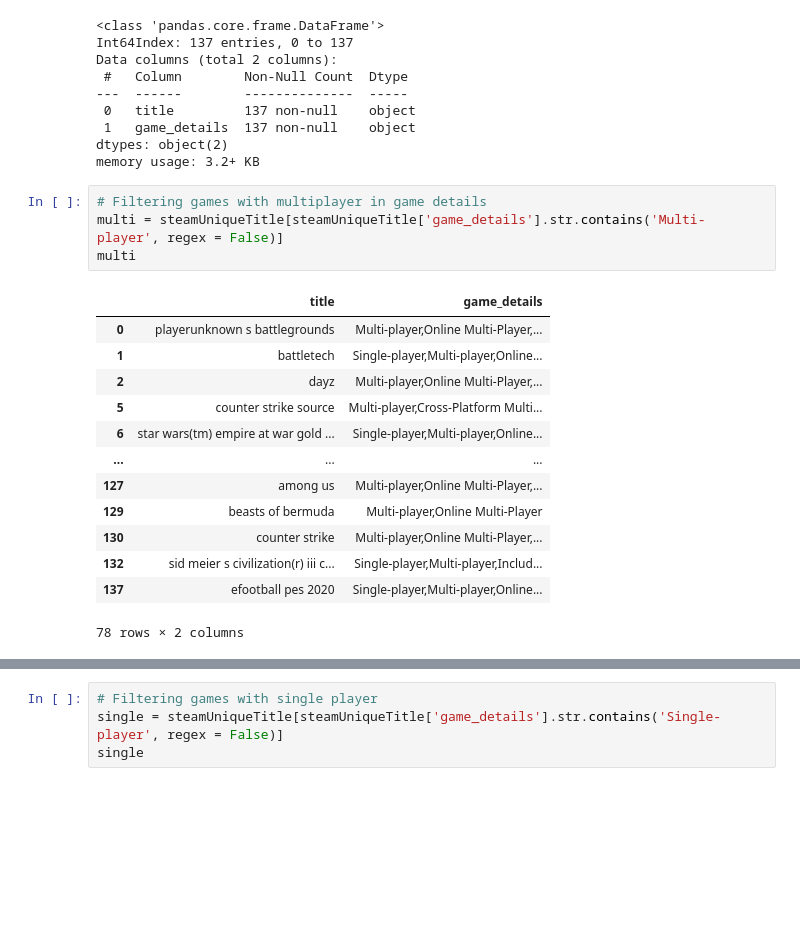
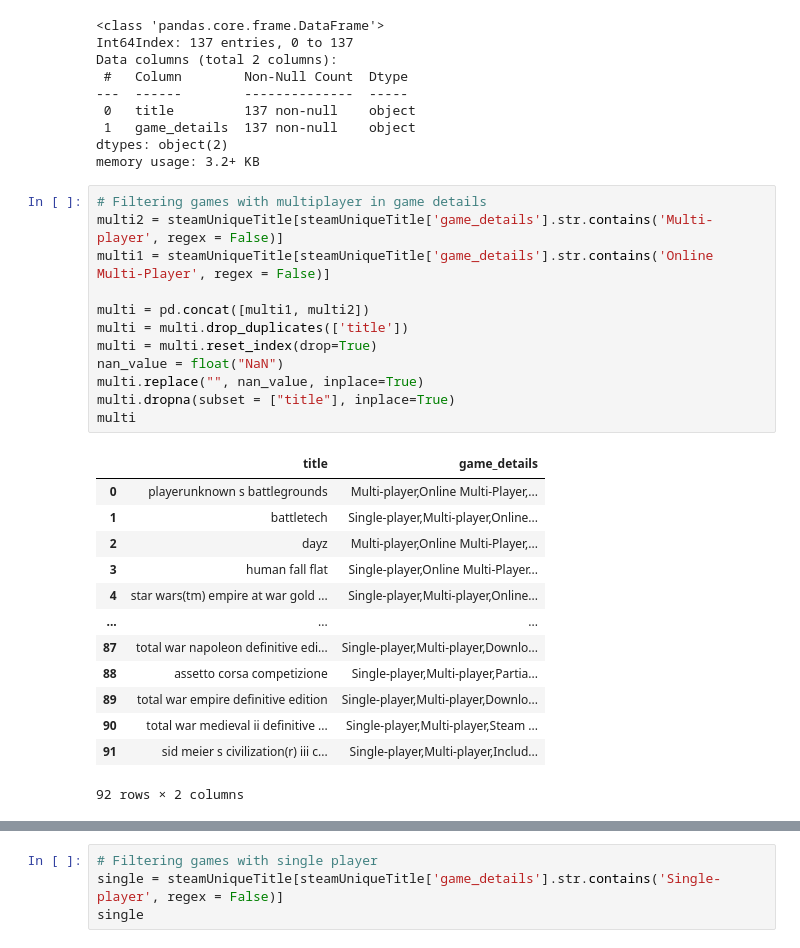
Before and after one commit to pyaepyaelily/videoGame, a Jupyter notebook: Multi_Single_Justin.ipynb, the cells around one changed output, grey strips where cells are left out. Cells and saved outputs as stored; diff of their text form; blank space fills up the shorter version.

```diff
--- a/Multi_Single_Justin.ipynb
+++ b/Multi_Single_Justin.ipynb
@@ -131,22 +131,30 @@ dtypes: object(2)
 memory usage: 3.2+ KB
 # %%
 # Filtering games with multiplayer in game details
-multi = steamUniqueTitle[steamUniqueTitle['game_details'].str.contains('Multi-player', regex = False)]
+multi2 = steamUniqueTitle[steamUniqueTitle['game_details'].str.contains('Multi-player', regex = False)]
+multi1 = steamUniqueTitle[steamUniqueTitle['game_details'].str.contains('Online Multi-Player', regex = False)]
+
+multi = pd.concat([multi1, multi2])
+multi = multi.drop_duplicates(['title'])
+multi = multi.reset_index(drop=True)
+nan_value = float("NaN")
+multi.replace("", nan_value, inplace=True)
+multi.dropna(subset = ["title"], inplace=True)
 multi
 # %% [output]
 |  | title | game_details |
 | 0 | playerunknown s battlegrounds | Multi-player,Online Multi-Player,... |
 | 1 | battletech | Single-player,Multi-player,Online... |
 | 2 | dayz | Multi-player,Online Multi-Player,... |
-| 5 | counter strike source | Multi-player,Cross-Platform Multi... |
-| 6 | star wars(tm) empire at war gold ... | Single-player,Multi-player,Online... |
+| 3 | human fall flat | Single-player,Online Multi-Player... |
+| 4 | star wars(tm) empire at war gold ... | Single-player,Multi-player,Online... |
 | ... | ... | ... |
-| 127 | among us | Multi-player,Online Multi-Player,... |
-| 129 | beasts of bermuda | Multi-player,Online Multi-Player |
-| 130 | counter strike | Multi-player,Online Multi-Player,... |
-| 132 | sid meier s civilization(r) iii c... | Single-player,Multi-player,Includ... |
-| 137 | efootball pes 2020 | Single-player,Multi-player,Online... |
+| 87 | total war napoleon definitive edi... | Single-player,Multi-player,Downlo... |
+| 88 | assetto corsa competizione | Single-player,Multi-player,Partia... |
+| 89 | total war empire definitive edition | Single-player,Multi-player,Downlo... |
+| 90 | total war medieval ii definitive ... | Single-player,Multi-player,Steam ... |
+| 91 | sid meier s civilization(r) iii c... | Single-player,Multi-player,Includ... |
-78 rows × 2 columns
+92 rows × 2 columns
 # %%
 # Solely multiplayer games
 only_multi = multi[~multi.game_details.str.contains("Single-player")]
```
Also changed, not shown: parts of 4 cells of this notebook, 1 other file.
